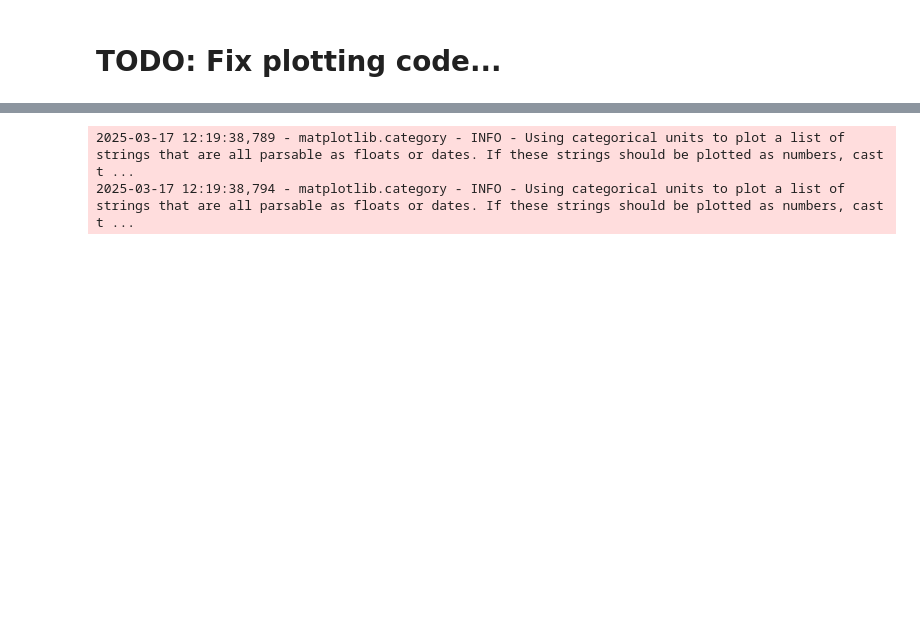
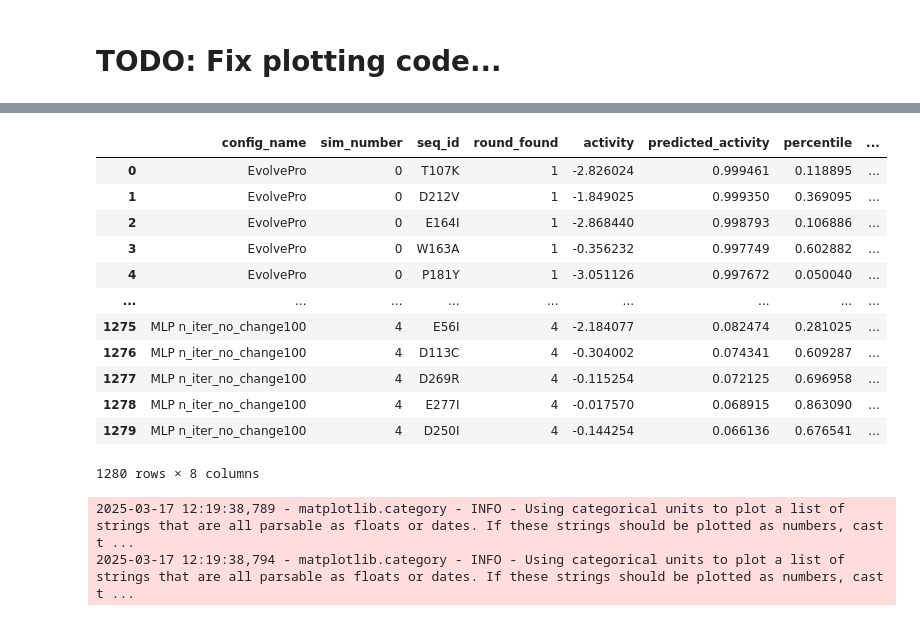
Before and after one commit to JBEI/foldy-internal, a Jupyter notebook: backend/src/notebooks/jacob/250315_test_folde_machinery.ipynb, the cells around one changed output, grey strips where cells are left out. Drawn from its saved outputs; the diff is of its cells as text; code cells hidden in the pictures; blank space fills up the shorter version.

```diff
--- a/backend/src/notebooks/jacob/250315_test_folde_machinery.ipynb
+++ b/backend/src/notebooks/jacob/250315_test_folde_machinery.ipynb
@@ -270,3 +539,19 @@ results = simulate_campaign(
+# %%
+mutant_df
+# %% [output]
+|  | config_name | sim_number | seq_id | round_found | activity | predicted_activity | percentile | ... |
+| 0 | EvolvePro | 0 | T107K | 1 | -2.826024 | 0.999461 | 0.118895 | ... |
+| 1 | EvolvePro | 0 | D212V | 1 | -1.849025 | 0.999350 | 0.369095 | ... |
+| 2 | EvolvePro | 0 | E164I | 1 | -2.868440 | 0.998793 | 0.106886 | ... |
+| 3 | EvolvePro | 0 | W163A | 1 | -0.356232 | 0.997749 | 0.602882 | ... |
+| 4 | EvolvePro | 0 | P181Y | 1 | -3.051126 | 0.997672 | 0.050040 | ... |
+| ... | ... | ... | ... | ... | ... | ... | ... | ... |
+| 1275 | MLP n_iter_no_change100 | 4 | E56I | 4 | -2.184077 | 0.082474 | 0.281025 | ... |
+| 1276 | MLP n_iter_no_change100 | 4 | D113C | 4 | -0.304002 | 0.074341 | 0.609287 | ... |
+| 1277 | MLP n_iter_no_change100 | 4 | D269R | 4 | -0.115254 | 0.072125 | 0.696958 | ... |
+| 1278 | MLP n_iter_no_change100 | 4 | E277I | 4 | -0.017570 | 0.068915 | 0.863090 | ... |
+| 1279 | MLP n_iter_no_change100 | 4 | D250I | 4 | -0.144254 | 0.066136 | 0.676541 | ... |
+1280 rows × 8 columns
 # %%
 import seaborn as sns
 
```
Also changed, not shown: parts of 9 cells of this notebook, 7 other files.
